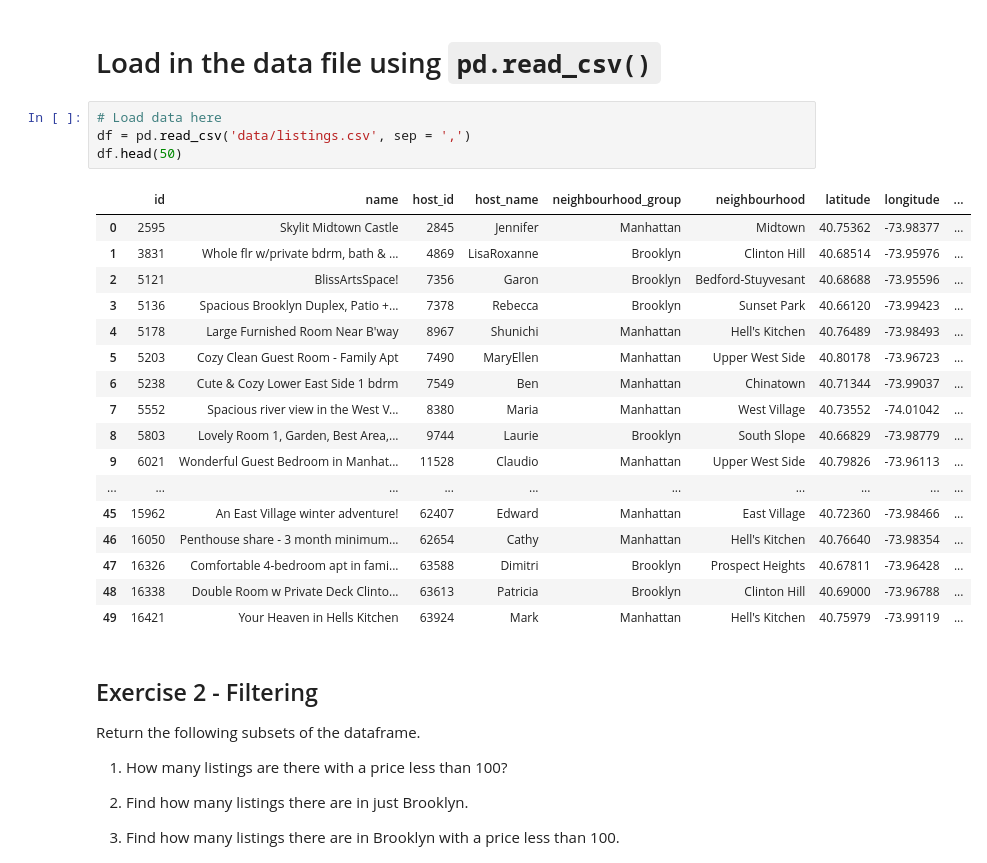
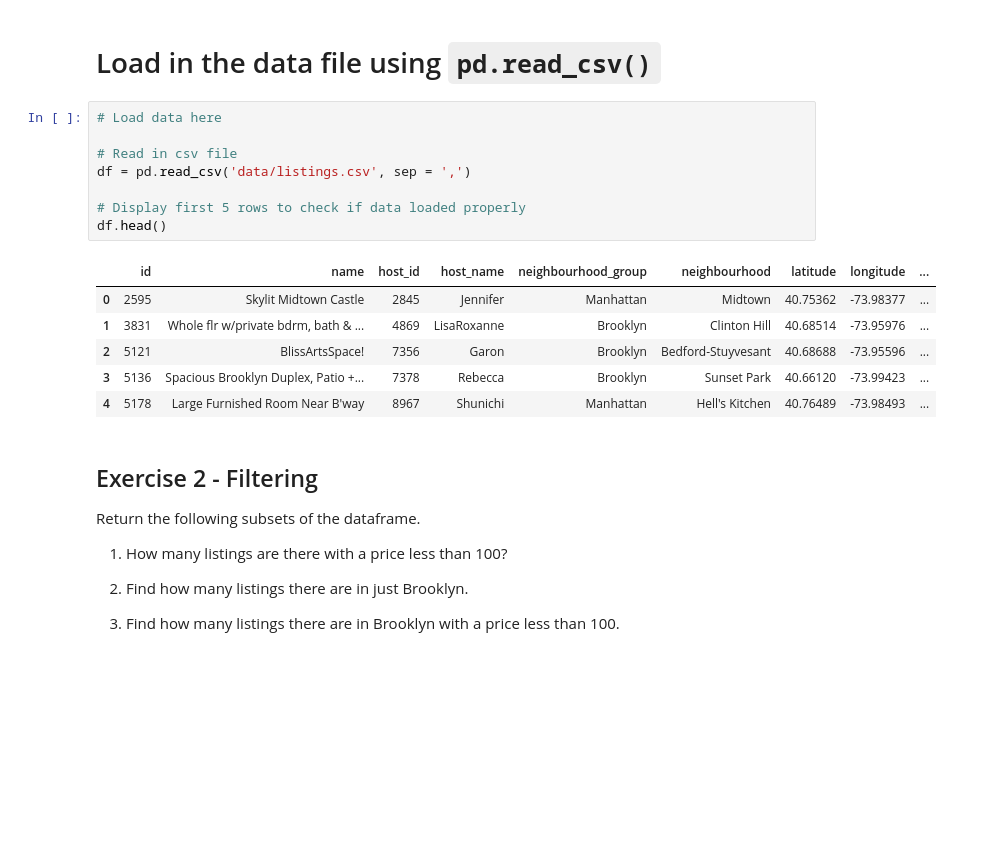
Before and after one commit to AngellicaM/2021-fall-data-science, a Jupyter notebook: Week-01-Pandas/Exercise.ipynb, the cells around one changed output. Cells and saved outputs as stored; diff of their text form; blank space fills up the shorter version.

```diff
--- a/Week-01-Pandas/Exercise.ipynb
+++ b/Week-01-Pandas/Exercise.ipynb
@@ -8,26 +13,19 @@ import numpy as np
 # Load in the data file using `pd.read_csv()`
 # %%
 # Load data here
+
+# Read in csv file
 df = pd.read_csv('data/listings.csv', sep = ',')
-df.head(50)
+
+# Display first 5 rows to check if data loaded properly
+df.head()
 # %% [output]
 |  | id | name | host_id | host_name | neighbourhood_group | neighbourhood | latitude | longitude | ... |
 | 0 | 2595 | Skylit Midtown Castle | 2845 | Jennifer | Manhattan | Midtown | 40.75362 | -73.98377 | ... |
 | 1 | 3831 | Whole flr w/private bdrm, bath & ... | 4869 | LisaRoxanne | Brooklyn | Clinton Hill | 40.68514 | -73.95976 | ... |
 | 2 | 5121 | BlissArtsSpace! | 7356 | Garon | Brooklyn | Bedford-Stuyvesant | 40.68688 | -73.95596 | ... |
 | 3 | 5136 | Spacious Brooklyn Duplex, Patio +... | 7378 | Rebecca | Brooklyn | Sunset Park | 40.66120 | -73.99423 | ... |
 | 4 | 5178 | Large Furnished Room Near B'way | 8967 | Shunichi | Manhattan | Hell's Kitchen | 40.76489 | -73.98493 | ... |
-| 5 | 5203 | Cozy Clean Guest Room - Family Apt | 7490 | MaryEllen | Manhattan | Upper West Side | 40.80178 | -73.96723 | ... |
-| 6 | 5238 | Cute & Cozy Lower East Side 1 bdrm | 7549 | Ben | Manhattan | Chinatown | 40.71344 | -73.99037 | ... |
-| 7 | 5552 | Spacious river view in the West V... | 8380 | Maria | Manhattan | West Village | 40.73552 | -74.01042 | ... |
-| 8 | 5803 | Lovely Room 1, Garden, Best Area,... | 9744 | Laurie | Brooklyn | South Slope | 40.66829 | -73.98779 | ... |
-| 9 | 6021 | Wonderful Guest Bedroom in Manhat... | 11528 | Claudio | Manhattan | Upper West Side | 40.79826 | -73.96113 | ... |
-| ... | ... | ... | ... | ... | ... | ... | ... | ... | ... |
-| 45 | 15962 | An East Village winter adventure! | 62407 | Edward | Manhattan | East Village | 40.72360 | -73.98466 | ... |
-| 46 | 16050 | Penthouse share - 3 month minimum... | 62654 | Cathy | Manhattan | Hell's Kitchen | 40.76640 | -73.98354 | ... |
-| 47 | 16326 | Comfortable 4-bedroom apt in fami... | 63588 | Dimitri | Brooklyn | Prospect Heights | 40.67811 | -73.96428 | ... |
-| 48 | 16338 | Double Room w Private Deck Clinto... | 63613 | Patricia | Brooklyn | Clinton Hill | 40.69000 | -73.96788 | ... |
-| 49 | 16421 | Your Heaven in Hells Kitchen | 63924 | Mark | Manhattan | Hell's Kitchen | 40.75979 | -73.99119 | ... |
 # %% [markdown]
 ## Exercise 2 - Filtering
 
```
Also changed, not shown: parts of 27 cells of this notebook.
